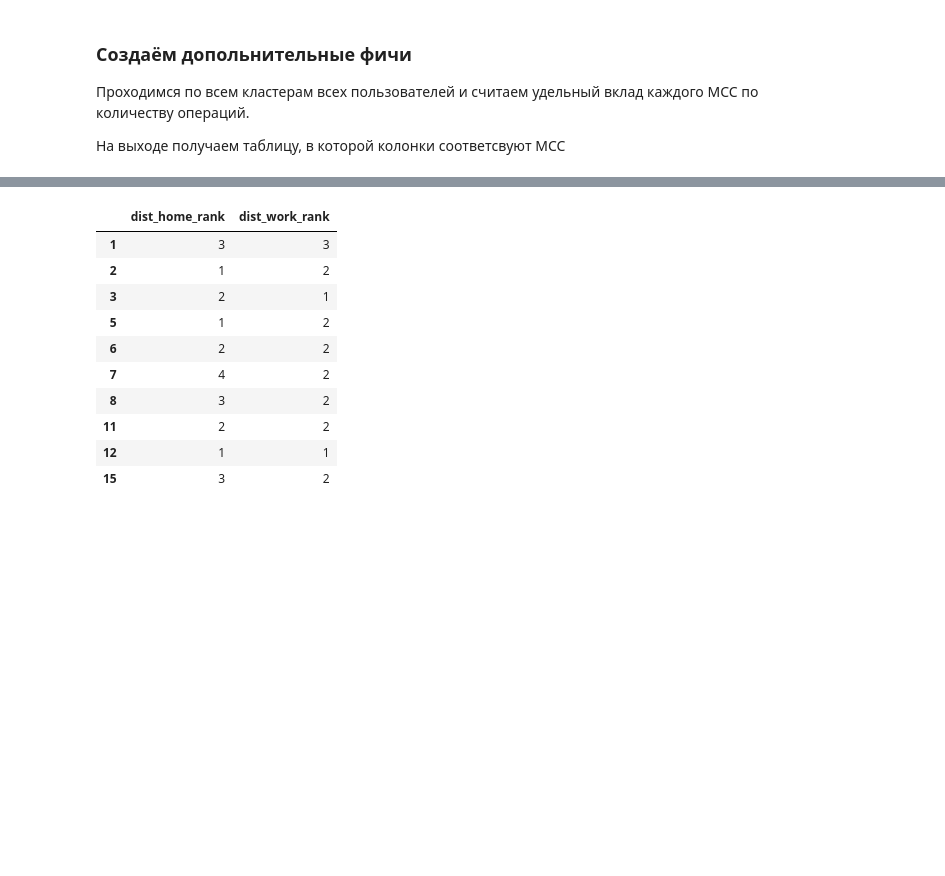
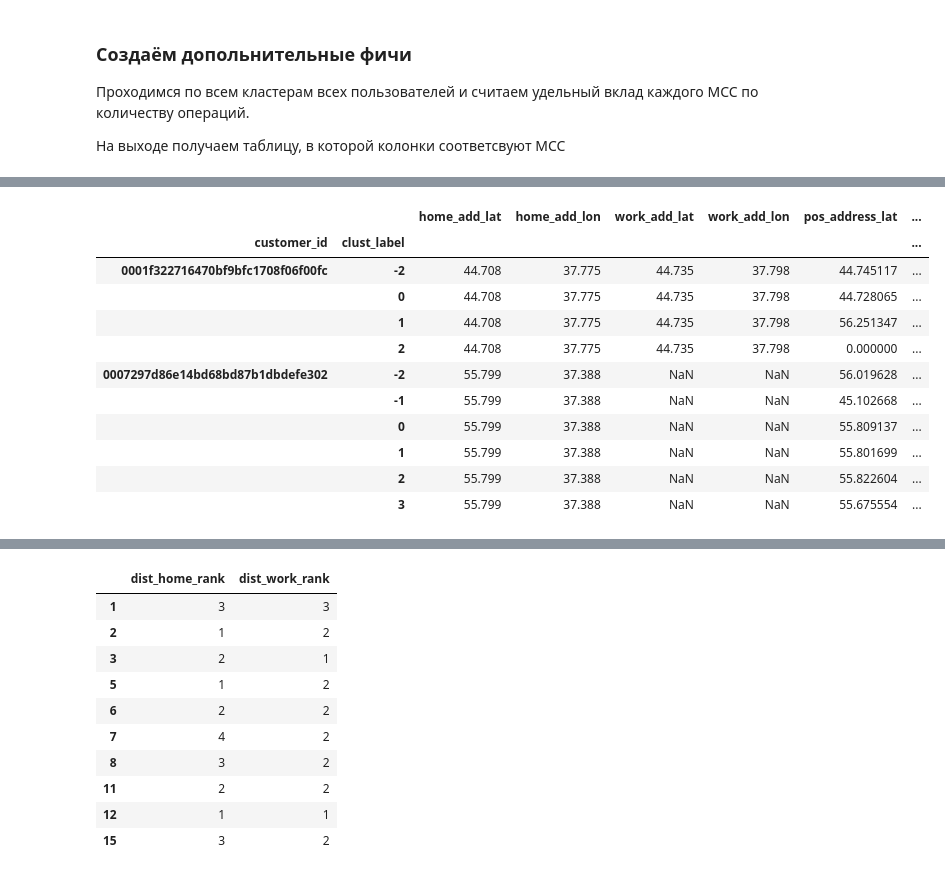
Before and after one commit to PhySci/raiffaizen, a Jupyter notebook: DBSCAN.ipynb, the cells around one changed output, grey strips where cells are left out. Drawn from its saved outputs; the diff is of its cells as text; code cells hidden in the pictures; blank space fills up the shorter version.

```diff
--- a/DBSCAN.ipynb
+++ b/DBSCAN.ipynb
@@ -196,0 +150,24 @@ p.head()
+# %%
+dist_dict = {
+    'home_add_lat': 'median',
+    'home_add_lon': 'median',
+    'work_add_lat': 'median',
+    'work_add_lon': 'median'
+
+}
+train_hw_pos = train_df.groupby(['customer_id','clust_label']).aggregate(dist_dict)
+train_hw_pos = train_hw_pos.merge(get_clust_pos(t_gr), left_index=True, right_index=True)
+train_hw_pos.head(10)
+# %% [output]
+|  |  | home_add_lat | home_add_lon | work_add_lat | work_add_lon | pos_address_lat | ... |
+| customer_id | clust_label |  |  |  |  |  | ... |
+| 0001f322716470bf9bfc1708f06f00fc | -2 | 44.708 | 37.775 | 44.735 | 37.798 | 44.745117 | ... |
+|  | 0 | 44.708 | 37.775 | 44.735 | 37.798 | 44.728065 | ... |
+|  | 1 | 44.708 | 37.775 | 44.735 | 37.798 | 56.251347 | ... |
+|  | 2 | 44.708 | 37.775 | 44.735 | 37.798 | 0.000000 | ... |
+| 0007297d86e14bd68bd87b1dbdefe302 | -2 | 55.799 | 37.388 | NaN | NaN | 56.019628 | ... |
+|  | -1 | 55.799 | 37.388 | NaN | NaN | 45.102668 | ... |
+|  | 0 | 55.799 | 37.388 | NaN | NaN | 55.809137 | ... |
+|  | 1 | 55.799 | 37.388 | NaN | NaN | 55.801699 | ... |
+|  | 2 | 55.799 | 37.388 | NaN | NaN | 55.822604 | ... |
+|  | 3 | 55.799 | 37.388 | NaN | NaN | 55.675554 | ... |
```
Also changed, not shown: parts of 14 cells of this notebook, 1 other file.
